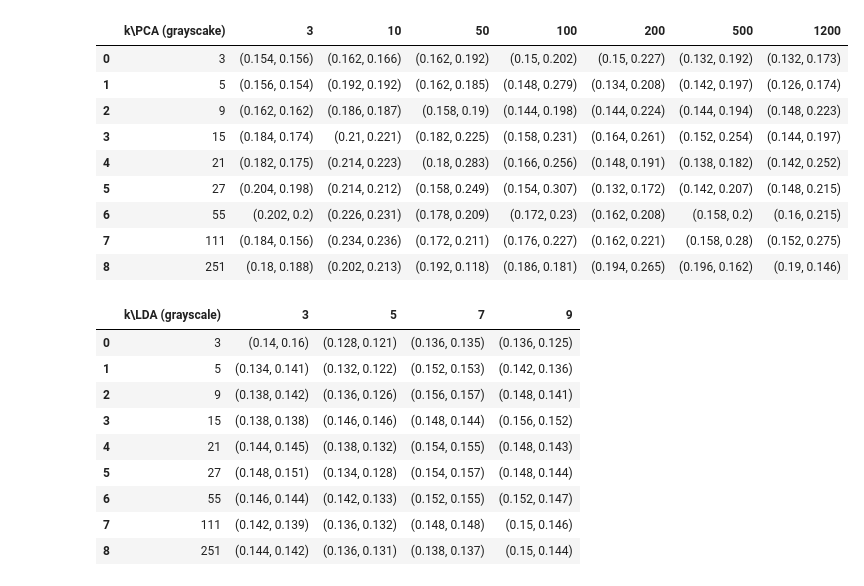
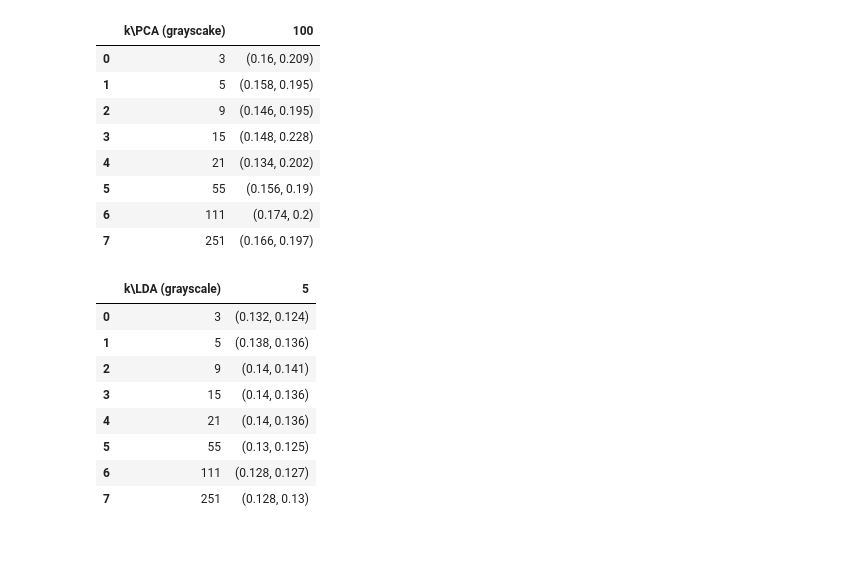
Before and after one commit to bonoldie/ML_exam, a Jupyter notebook: nb.ipynb, the cells around one changed output. Saved outputs shown, nothing was run; the diff lists cells and outputs as text; code cells hidden in the pictures; blank space fills up the shorter version.

```diff
--- a/nb.ipynb
+++ b/nb.ipynb
@@ -39,7 +46,7 @@ dataset = {
     }
 }
 
-images_resize_shape = (128,128)
+images_shape = (200,200)
 
 # For each image we have the path from which we extract the name and the label of the image
 for dsKey in raw_dataset.keys():
@@ -49,8 +56,10 @@ for dsKey in raw_dataset.keys():
     img_label = splittedKey[3]
     img_name = splittedKey[4]
 
-    img = Image.open(io.BytesIO(raw_dataset[dsKey])).resize(images_resize_shape, Image.Resampling.LANCZOS)
-    img_array = np.asarray(img).reshape(images_resize_shape[0]*images_resize_shape[1], 3)
+    img = Image.open(io.BytesIO(raw_dataset[dsKey]))
+    img = ImageOps.fit(img,images_shape, Image.Resampling.LANCZOS)
+
+    img_array = np.asarray(img).reshape(images_shape[0]*images_shape[1], 3)
 
     dataset[img_type]['data'].append(img_array)
     dataset[img_type]['names'].append(img_name)
@@ -80,8 +89,8 @@ DEFAULT_LOGGER: 2024-06-06 18:00:41,828 | INFO | 2263878544.py:44 ['data unique
 # Dimensionality reduction
 
 n_components_to_test = {
-    'PCA': [3, 10, 50, 100, 200, 500, 1200],
-    'LDA': [3, 5, 7, 9]
+    'PCA': [100],#[3, 10, 50, 100, 200, 500, 1200],
+    'LDA': [5]#[3, 5, 7, 9]
 }
 
 PCAs_instances = {
@@ -235,8 +235,8 @@ DEFAULT_LOGGER: 2024-06-06 18:53:02,381 | INFO | 1485902721.py:136 ['LDA (graysc
 # Classification - KNN
 
 k_to_test = {
-    'PCA': [3, 5, 9, 15, 21, 27, 55, 111, 251],
-    'LDA': [3, 5, 9, 15, 21, 27, 55, 111, 251]
+    'PCA': [3, 5, 9, 15, 21, 55, 111, 251],
+    'LDA': [3, 5, 9, 15, 21, 55, 111, 251]
 }
 
 KNN_PCA_grayscale_stats = []
@@ -250,7 +250,7 @@ for k_idx, k in enumerate(k_to_test['PCA']):
     KNN_PCA_grayscale_stats.insert(k_idx,[k])
 
     for n_components_idx, n_components in enumerate(n_components_to_test['PCA']):
-        knn = OneVsOneClassifier(KNeighborsClassifier(k))
+        knn = KNeighborsClassifier(k)
 
         knn.fit(PCAs_results['train']['grayscale'][n_components], dataset['train']['labels'])
         preds = knn.predict(PCAs_results['valid']['grayscale'][n_components])
@@ -259,53 +259,51 @@ for k_idx, k in enumerate(k_to_test['PCA']):
         precision = round(precision_score(dataset['valid']['labels'], preds, average='macro'),3)
 
         # logger.info([f"KNN on PCA (grayscale images, k = {k}, {n_components} components)", "accuracy", accuracy, "precision", precision])
 
         KNN_PCA_grayscale_stats[k_idx].insert(n_components_idx + 1,(accuracy, precision))
 
 KNN_PCA_df = pd.DataFrame(KNN_PCA_grayscale_stats, columns=['k\\PCA (grayscake)'] + n_components_to_test['PCA'])
 display(KNN_PCA_df)
 
 for k_idx,k in enumerate(k_to_test['LDA']):
 
     KNN_LDA_grayscale_stats.insert(k_idx,[k])
 
     for n_components_idx, n_components in enumerate(n_components_to_test['LDA']):
         knn = OneVsRestClassifier( KNeighborsClassifier(k))
 
         knn.fit(LDAs_results['train']['grayscale'][n_components], dataset['train']['labels'])
         preds = knn.predict(LDAs_results['valid']['grayscale'][n_components])
 
         accuracy = round(accuracy_score(dataset['valid']['labels'], preds), 3)
         precision = round(precision_score(dataset['valid']['labels'], preds, average='macro'),3)
 
         # logger.info([f"KNN on LDA (grayscale images, k = {k}, {n_components} components)", "accuracy", accuracy, "precision", precision])
 
         KNN_LDA_grayscale_stats[k_idx].insert(n_components_idx + 1,(accuracy, precision))
 
 
 KNN_LDA_df = pd.DataFrame(KNN_LDA_grayscale_stats, columns=['k\\LDA (grayscale)'] + n_components_to_test['LDA'])
 display(KNN_LDA_df)
 # %% [output]
-|  | k\PCA (grayscake) | 3 | 10 | 50 | 100 | 200 | 500 | 1200 |
-| 0 | 3 | (0.154, 0.156) | (0.162, 0.166) | (0.162, 0.192) | (0.15, 0.202) | (0.15, 0.227) | (0.132, 0.192) | (0.132, 0.173) |
-| 1 | 5 | (0.156, 0.154) | (0.192, 0.192) | (0.162, 0.185) | (0.148, 0.279) | (0.134, 0.208) | (0.142, 0.197) | (0.126, 0.174) |
-| 2 | 9 | (0.162, 0.162) | (0.186, 0.187) | (0.158, 0.19) | (0.144, 0.198) | (0.144, 0.224) | (0.144, 0.194) | (0.148, 0.223) |
-| 3 | 15 | (0.184, 0.174) | (0.21, 0.221) | (0.182, 0.225) | (0.158, 0.231) | (0.164, 0.261) | (0.152, 0.254) | (0.144, 0.197) |
-| 4 | 21 | (0.182, 0.175) | (0.214, 0.223) | (0.18, 0.283) | (0.166, 0.256) | (0.148, 0.191) | (0.138, 0.182) | (0.142, 0.252) |
-| 5 | 27 | (0.204, 0.198) | (0.214, 0.212) | (0.158, 0.249) | (0.154, 0.307) | (0.132, 0.172) | (0.142, 0.207) | (0.148, 0.215) |
-| 6 | 55 | (0.202, 0.2) | (0.226, 0.231) | (0.178, 0.209) | (0.172, 0.23) | (0.162, 0.208) | (0.158, 0.2) | (0.16, 0.215) |
-| 7 | 111 | (0.184, 0.156) | (0.234, 0.236) | (0.172, 0.211) | (0.176, 0.227) | (0.162, 0.221) | (0.158, 0.28) | (0.152, 0.275) |
-| 8 | 251 | (0.18, 0.188) | (0.202, 0.213) | (0.192, 0.118) | (0.186, 0.181) | (0.194, 0.265) | (0.196, 0.162) | (0.19, 0.146) |
+|  | k\PCA (grayscake) | 100 |
+| 0 | 3 | (0.16, 0.209) |
+| 1 | 5 | (0.158, 0.195) |
+| 2 | 9 | (0.146, 0.195) |
+| 3 | 15 | (0.148, 0.228) |
+| 4 | 21 | (0.134, 0.202) |
+| 5 | 55 | (0.156, 0.19) |
+| 6 | 111 | (0.174, 0.2) |
+| 7 | 251 | (0.166, 0.197) |
-|  | k\LDA (grayscale) | 3 | 5 | 7 | 9 |
-| 0 | 3 | (0.14, 0.16) | (0.128, 0.121) | (0.136, 0.135) | (0.136, 0.125) |
-| 1 | 5 | (0.134, 0.141) | (0.132, 0.122) | (0.152, 0.153) | (0.142, 0.136) |
-| 2 | 9 | (0.138, 0.142) | (0.136, 0.126) | (0.156, 0.157) | (0.148, 0.141) |
-| 3 | 15 | (0.138, 0.138) | (0.146, 0.146) | (0.148, 0.144) | (0.156, 0.152) |
-| 4 | 21 | (0.144, 0.145) | (0.138, 0.132) | (0.154, 0.155) | (0.148, 0.143) |
-| 5 | 27 | (0.148, 0.151) | (0.134, 0.128) | (0.154, 0.157) | (0.148, 0.144) |
-| 6 | 55 | (0.146, 0.144) | (0.142, 0.133) | (0.152, 0.155) | (0.152, 0.147) |
-| 7 | 111 | (0.142, 0.139) | (0.136, 0.132) | (0.148, 0.148) | (0.15, 0.146) |
-| 8 | 251 | (0.144, 0.142) | (0.136, 0.131) | (0.138, 0.137) | (0.15, 0.144) |
+|  | k\LDA (grayscale) | 5 |
+| 0 | 3 | (0.132, 0.124) |
+| 1 | 5 | (0.138, 0.136) |
+| 2 | 9 | (0.14, 0.141) |
+| 3 | 15 | (0.14, 0.136) |
+| 4 | 21 | (0.14, 0.136) |
+| 5 | 55 | (0.13, 0.125) |
+| 6 | 111 | (0.128, 0.127) |
+| 7 | 251 | (0.128, 0.13) |
 # %%
 # Classification - KRR
 
```
Also changed, not shown: parts of 6 cells of this notebook, 1 other file.
